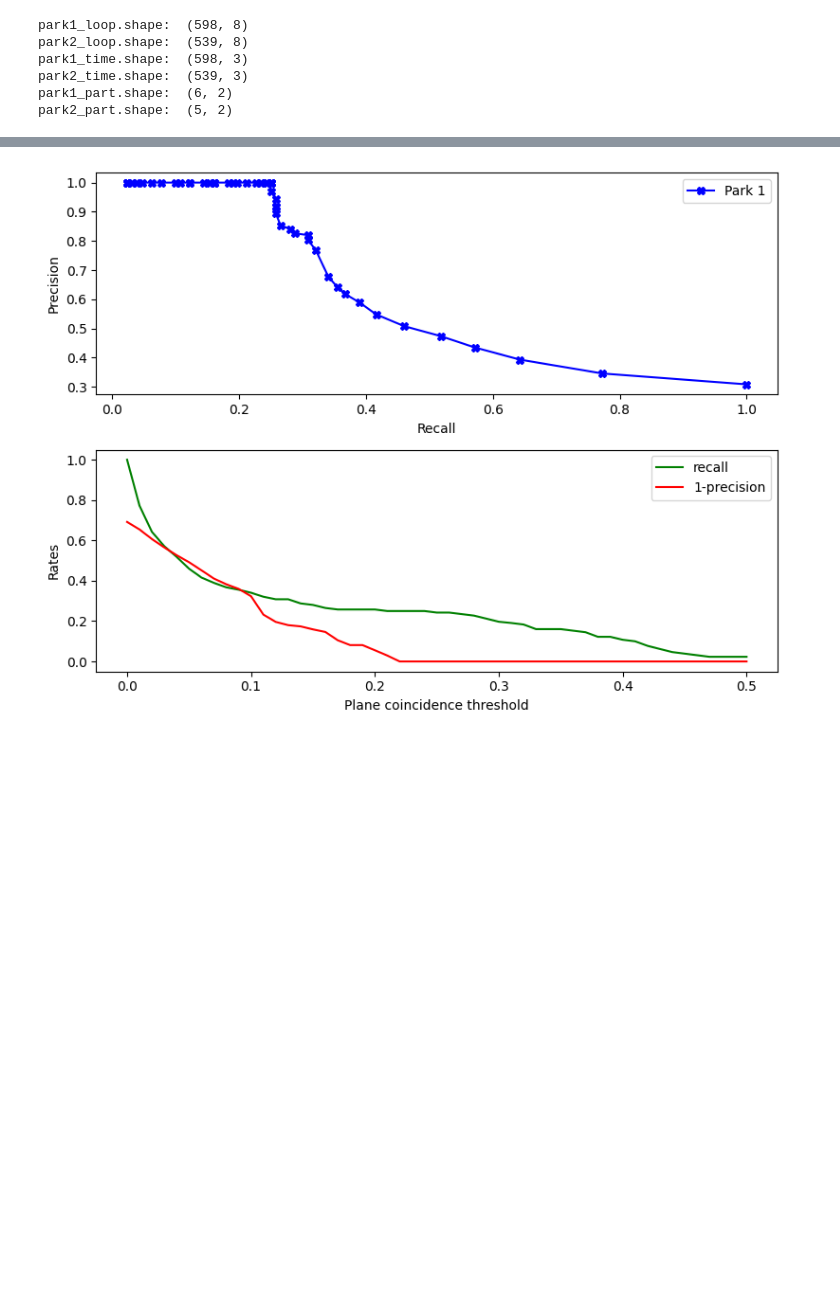
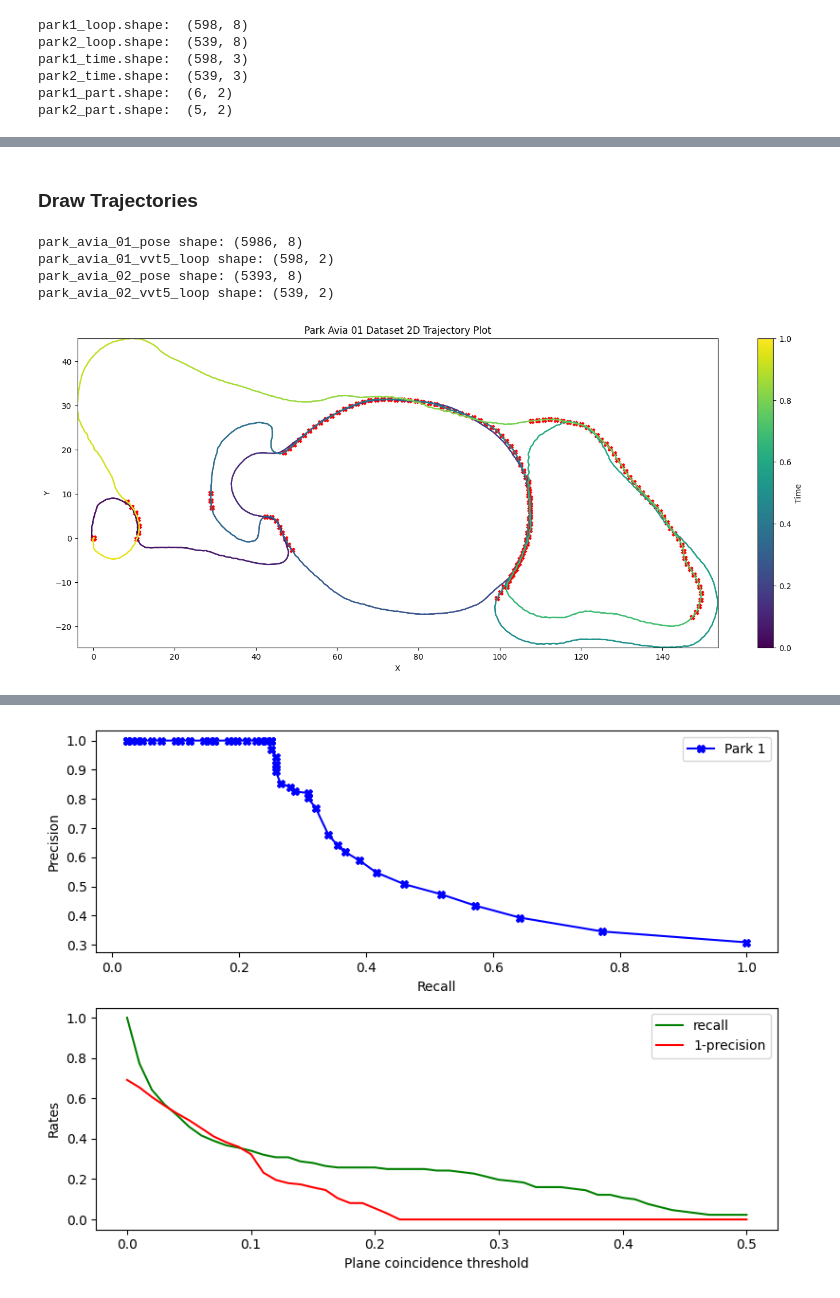
Before and after one commit to ChanWoo25/cw-eval-tools, a Jupyter notebook: eval_std/eval.ipynb, the cells around one changed output, grey strips where cells are left out. Drawn from its saved outputs; the diff is of its cells as text; code cells hidden in the pictures; blank space fills up the shorter version.

```diff
--- a/eval_std/eval.ipynb
+++ b/eval_std/eval.ipynb
@@ -40,0 +43,3 @@ park2_part.shape:  (5, 2)
+# %%
+from pathlib import Path
+src_dir = Path('/data/results/MSTD/230926_pseudo_loop_gt_detection/')
@@ -110,0 +277,24 @@ false_negative: 89
+# %% [markdown]
+### Draw Trajectories
+# %%
+import numpy as np
+import matplotlib.pyplot as plt
+from matplotlib.lines import Line2D
+
+gt1_data = np.genfromtxt('/data/datasets/dataset_std/park_avia/park1_pose.txt')
+gt2_data = np.genfromtxt('/data/datasets/dataset_std/park_avia/park2_pose.txt')
+
+park_avia_01_pose = np.genfromtxt('/data/datasets/dataset_std/park_avia/park1_pose.txt')
+park_avia_01_vvt5_loop = np.genfromtxt('/root/cw-eval-tools/eval_std/results_avia_park/std_park_avia_01_pseudo_loop_vvt5.csv', delimiter=',')
+print(f'park_avia_01_pose shape: {park_avia_01_pose.shape}')
+print(f'park_avia_01_vvt5_loop shape: {park_avia_01_vvt5_loop.shape}')
+
+park_avia_02_pose = np.genfromtxt('/data/datasets/dataset_std/park_avia/park2_pose.txt')
+park_avia_02_vvt5_loop = np.genfromtxt('/root/cw-eval-tools/eval_std/results_avia_park/std_park_avia_02_pseudo_loop_vvt5.csv', delimiter=',')
+print(f'park_avia_02_pose shape: {park_avia_02_pose.shape}')
+print(f'park_avia_02_vvt5_loop shape: {park_avia_02_vvt5_loop.shape}')
+# %% [output]
+park_avia_01_pose shape: (5986, 8)
+park_avia_01_vvt5_loop shape: (598, 2)
+park_avia_02_pose shape: (5393, 8)
+park_avia_02_vvt5_loop shape: (539, 2)
@@ -110,0 +350,4 @@ false_negative: 89
+# %%
+plot_traj_and_loop(park_avia_01_pose, park_avia_01_vvt5_loop, seq='01')
+# %% [output]
+[figure, added]
```
Also changed, not shown: parts of 12 cells of this notebook, 2 other files.
